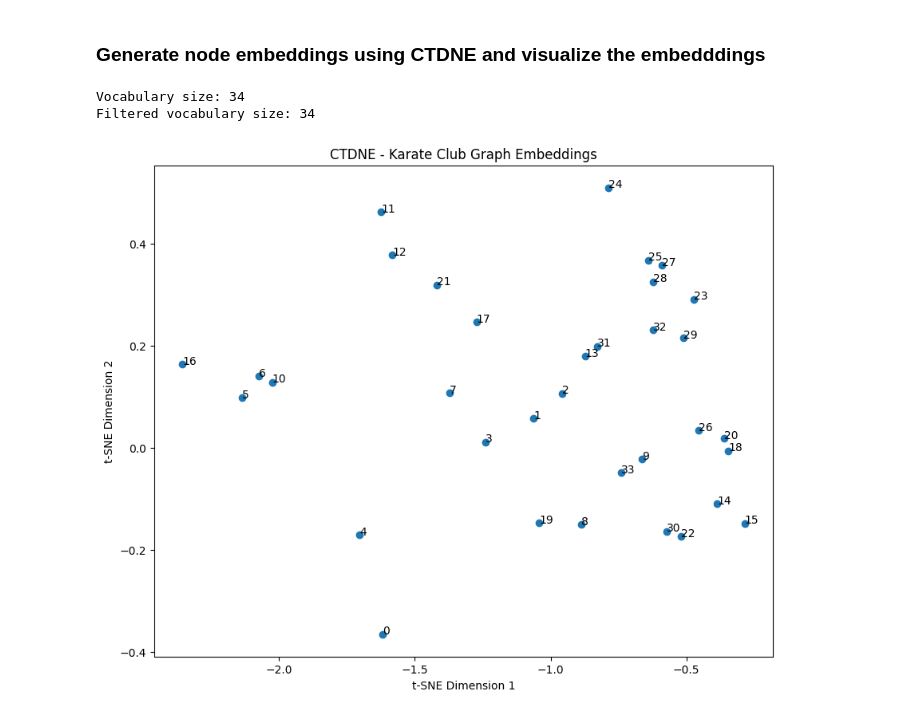
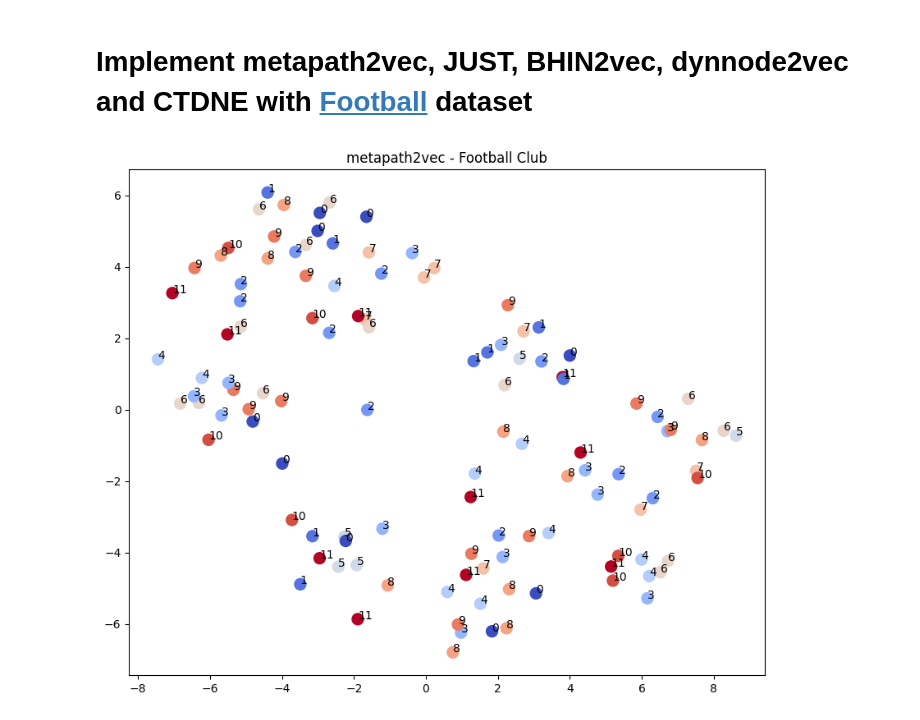
Before and after one commit to NSLab-CUK/Graph-Mining-Spring-2025, a Jupyter notebook: W13/Assignment_13_Solutions.ipynb, the cells around one changed output. Saved outputs shown, nothing was run; the diff lists cells and outputs as text; code cells hidden in the pictures.

```diff
--- a/W13/Assignment_13_Solutions.ipynb
+++ b/W13/Assignment_13_Solutions.ipynb
@@ -1173,40 +1,22 @@ Loop ran for  2000 times!        Current C =  143928
-# %% [markdown]
-### Generate node embeddings using CTDNE and visualize the embedddings
-# %%
-from sklearn.manifold import TSNE
-import matplotlib.pyplot as plt
-
-# Load karate club walks
-with open("karate_club_walks.pkl", "rb") as f:
-    karate_club_walks = pickle.load(f)
-
-# Generate karate club graph
-graph = nx.karate_club_graph()
-
-# Train Word2Vec model
-w2v_model = Word2Vec(size=128)
-w2v_model.train(karate_club_walks)
-
-# Get node embeddings
-node_embeddings = w2v_model.get_embeddings()
-
-# Convert embeddings to numpy array
-node_embeddings_np = np.array(list(node_embeddings.values()))
-
-# Apply t-SNE for visualization
-tsne = TSNE(n_components=2, random_state=42)
-node_embeddings_tsne = tsne.fit_transform(node_embeddings_np)
-
-# Visualize node embeddings
-plt.figure(figsize=(10, 8))
-plt.scatter(node_embeddings_tsne[:, 0], node_embeddings_tsne[:, 1])
-for i, txt in enumerate(node_embeddings.keys()):
-    plt.annotate(txt, (node_embeddings_tsne[i, 0], node_embeddings_tsne[i, 1]))
-plt.title('CTDNE - Karate Club Graph Embeddings')
-plt.xlabel('t-SNE Dimension 1')
-plt.ylabel('t-SNE Dimension 2')
-plt.show()
-# %% [output]
-Vocabulary size: 34
-Filtered vocabulary size: 34
-[figure, removed]
+# %% [markdown]
+# Implement metapath2vec, JUST, BHIN2vec, dynnode2vec and CTDNE with [Football](https://networkx.org/documentation/stable/auto_examples/graph/plot_football.html) dataset
+# %%
+import urllib.request
+import io
+import zipfile
+
+import matplotlib.pyplot as plt
+import networkx as nx
+
+url = "http://www-personal.umich.edu/~mejn/netdata/football.zip"
+
+sock = urllib.request.urlopen(url)  # open URL
+s = io.BytesIO(sock.read())  # read into BytesIO "file"
+sock.close()
+
+zf = zipfile.ZipFile(s)  # zipfile object
+txt = zf.read("football.txt").decode()  # read info file
+gml = zf.read("football.gml").decode()  # read gml data
+# throw away bogus first line with # from mejn files
+gml = gml.split("\n")[1:]
+g = nx.parse_gml(gml)  # parse gml data
@@ -1212,0 +202,14 @@ Filtered vocabulary size: 34
+# %%
+def visualize_embeddings(embeddings, labels):
+    tsne = TSNE(n_components=2, random_state=42)
+    embeddings_2d = tsne.fit_transform(embeddings)
+    plt.figure(figsize=(10, 8))
+    plt.scatter(embeddings_2d[:, 0], embeddings_2d[:, 1], c=labels, cmap='coolwarm', s=100)
+    for i, label in enumerate(labels):
+        plt.annotate(label, (embeddings_2d[i, 0], embeddings_2d[i, 1]))
+    plt.title("metapath2vec - Football Club")
+    plt.show()
+
+visualize_embeddings(embeddings, [i[1]['value'] for i in G.nodes(data=True)])
+# %% [output]
+[figure, added]
```
Also changed, not shown: parts of 46 cells of this notebook.
